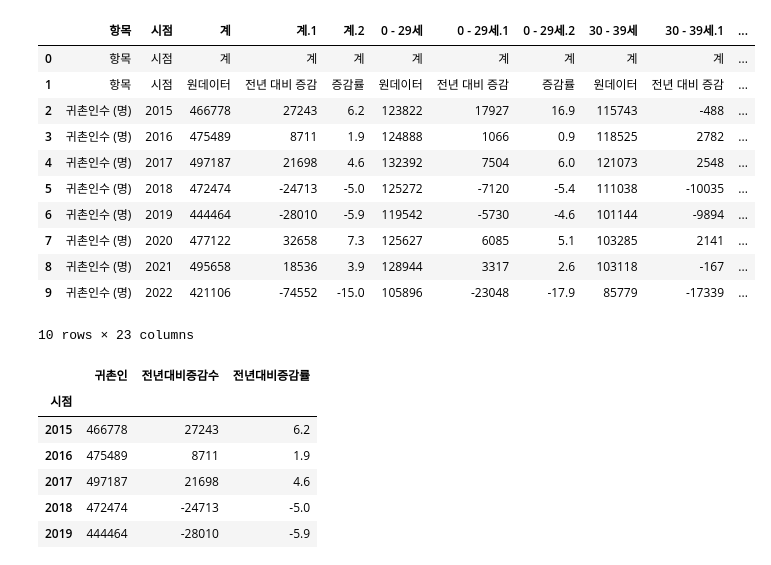
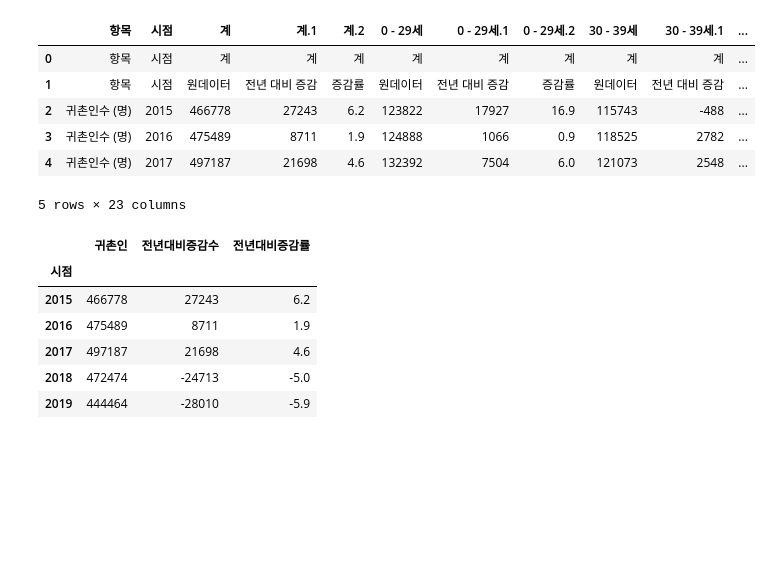
Before and after one commit to Aphian/data_science, a Jupyter notebook: 2_귀농_귀촌_연도별_증감률.ipynb, the cells around one changed output. Cells and saved outputs as stored; diff of their text form; code cells hidden in the pictures; blank space fills up the shorter version.

```diff
--- a/2_귀농_귀촌_연도별_증감률.ipynb
+++ b/2_귀농_귀촌_연도별_증감률.ipynb
@@ -27,19 +7,14 @@ farm_chage_rate.head()
 # %%
 home_rate = pd.read_csv('./data/연령별_귀촌인_증감률(2015~2022).csv', encoding='cp949')
-home_rate
+home_rate.head()
 # %% [output]
 |  | 항목 | 시점 | 계 | 계.1 | 계.2 | 0 - 29세 | 0 - 29세.1 | 0 - 29세.2 | 30 - 39세 | 30 - 39세.1 | ... |
 | 0 | 항목 | 시점 | 계 | 계 | 계 | 계 | 계 | 계 | 계 | 계 | ... |
 | 1 | 항목 | 시점 | 원데이터 | 전년 대비 증감 | 증감률 | 원데이터 | 전년 대비 증감 | 증감률 | 원데이터 | 전년 대비 증감 | ... |
 | 2 | 귀촌인수 (명) | 2015 | 466778 | 27243 | 6.2 | 123822 | 17927 | 16.9 | 115743 | -488 | ... |
 | 3 | 귀촌인수 (명) | 2016 | 475489 | 8711 | 1.9 | 124888 | 1066 | 0.9 | 118525 | 2782 | ... |
 | 4 | 귀촌인수 (명) | 2017 | 497187 | 21698 | 4.6 | 132392 | 7504 | 6.0 | 121073 | 2548 | ... |
-| 5 | 귀촌인수 (명) | 2018 | 472474 | -24713 | -5.0 | 125272 | -7120 | -5.4 | 111038 | -10035 | ... |
-| 6 | 귀촌인수 (명) | 2019 | 444464 | -28010 | -5.9 | 119542 | -5730 | -4.6 | 101144 | -9894 | ... |
-| 7 | 귀촌인수 (명) | 2020 | 477122 | 32658 | 7.3 | 125627 | 6085 | 5.1 | 103285 | 2141 | ... |
-| 8 | 귀촌인수 (명) | 2021 | 495658 | 18536 | 3.9 | 128944 | 3317 | 2.6 | 103118 | -167 | ... |
-| 9 | 귀촌인수 (명) | 2022 | 421106 | -74552 | -15.0 | 105896 | -23048 | -17.9 | 85779 | -17339 | ... |
-10 rows × 23 columns
+5 rows × 23 columns
 # %%
 year_rate_h = home_rate[['시점', '계', '계.1', '계.2']].drop({0, 1}, axis=0).rename(columns={'계':'귀촌인', '계.1':'전년대비증감수', '계.2':'전년대비증감률'})
 year_rate_h.index = year_rate_h['시점']
```
Also changed, not shown: parts of 88 cells of this notebook, 20 other files.
